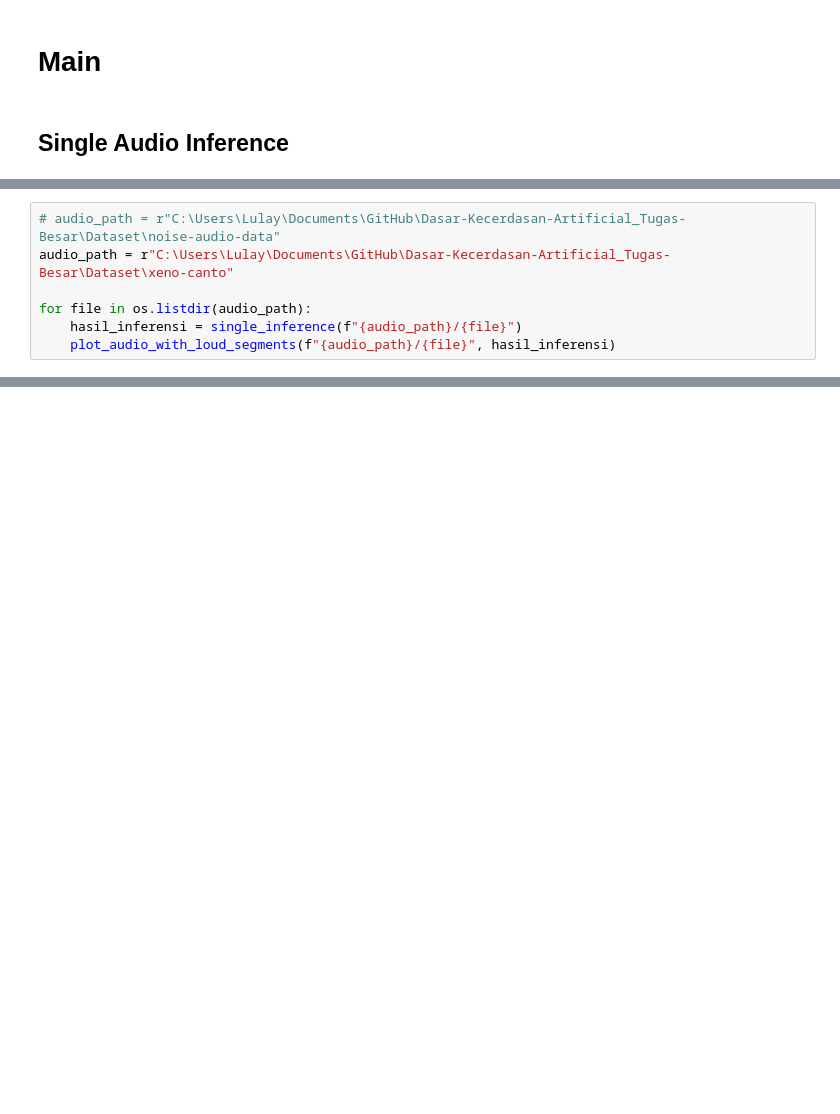
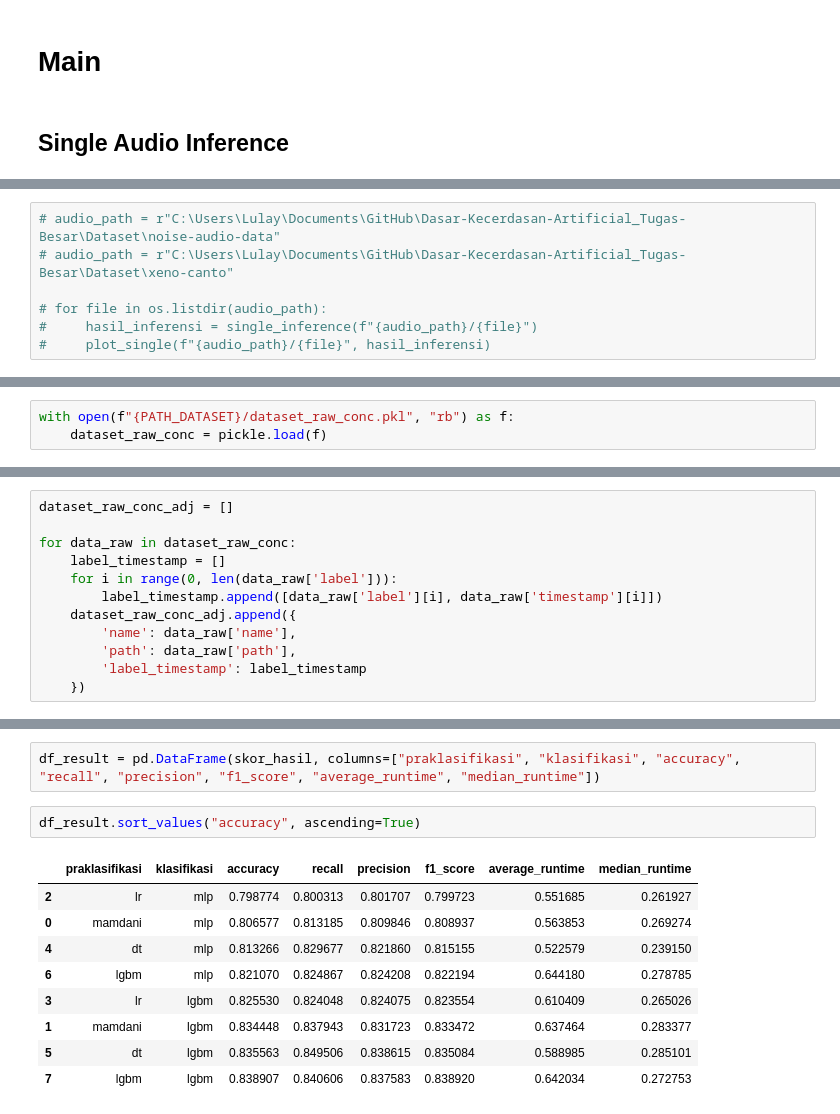
Before and after one commit to FathanAM0/Dasar-Kecerdasan-Artificial_Tugas-Besar, a Jupyter notebook: code_Main.ipynb, the cells around one changed output, grey strips where cells are left out. Drawn from its saved outputs; the diff is of its cells as text; blank space fills up the shorter version.

```diff
--- a/code_Main.ipynb
+++ b/code_Main.ipynb
@@ -252,7 +348,7 @@ plot_audio_with_loud_segments(audio_path, hasil_inferensi)
 # %%
 # audio_path = r"C:\Users\Lulay\Documents\GitHub\Dasar-Kecerdasan-Artificial_Tugas-Besar\Dataset\noise-audio-data"
-audio_path = r"C:\Users\Lulay\Documents\GitHub\Dasar-Kecerdasan-Artificial_Tugas-Besar\Dataset\xeno-canto"
+# audio_path = r"C:\Users\Lulay\Documents\GitHub\Dasar-Kecerdasan-Artificial_Tugas-Besar\Dataset\xeno-canto"
 
-for file in os.listdir(audio_path):
-    hasil_inferensi = single_inference(f"{audio_path}/{file}")
-    plot_audio_with_loud_segments(f"{audio_path}/{file}", hasil_inferensi)
+# for file in os.listdir(audio_path):
+#     hasil_inferensi = single_inference(f"{audio_path}/{file}")
+#     plot_single(f"{audio_path}/{file}", hasil_inferensi)
@@ -272,0 +359,3 @@ for file in os.listdir(audio_path):
+# %%
+with open(f"{PATH_DATASET}/dataset_raw_conc.pkl", "rb") as f:
+    dataset_raw_conc = pickle.load(f)
@@ -272,0 +364,12 @@ for file in os.listdir(audio_path):
+# %%
+dataset_raw_conc_adj = []
+
+for data_raw in dataset_raw_conc:
+    label_timestamp = []
+    for i in range(0, len(data_raw['label'])):
+        label_timestamp.append([data_raw['label'][i], data_raw['timestamp'][i]])
+    dataset_raw_conc_adj.append({
+        'name': data_raw['name'],
+        'path': data_raw['path'],
+        'label_timestamp': label_timestamp
+    })
@@ -272,0 +501,14 @@ for file in os.listdir(audio_path):
+# %%
+df_result = pd.DataFrame(skor_hasil, columns=["praklasifikasi", "klasifikasi", "accuracy", "recall", "precision", "f1_score", "average_runtime", "median_runtime"])
+# %%
+df_result.sort_values("accuracy", ascending=True)
+# %% [output]
+|  | praklasifikasi | klasifikasi | accuracy | recall | precision | f1_score | average_runtime | median_runtime |
+| 2 | lr | mlp | 0.798774 | 0.800313 | 0.801707 | 0.799723 | 0.551685 | 0.261927 |
+| 0 | mamdani | mlp | 0.806577 | 0.813185 | 0.809846 | 0.808937 | 0.563853 | 0.269274 |
+| 4 | dt | mlp | 0.813266 | 0.829677 | 0.821860 | 0.815155 | 0.522579 | 0.239150 |
+| 6 | lgbm | mlp | 0.821070 | 0.824867 | 0.824208 | 0.822194 | 0.644180 | 0.278785 |
+| 3 | lr | lgbm | 0.825530 | 0.824048 | 0.824075 | 0.823554 | 0.610409 | 0.265026 |
+| 1 | mamdani | lgbm | 0.834448 | 0.837943 | 0.831723 | 0.833472 | 0.637464 | 0.283377 |
+| 5 | dt | lgbm | 0.835563 | 0.849506 | 0.838615 | 0.835084 | 0.588985 | 0.285101 |
+| 7 | lgbm | lgbm | 0.838907 | 0.840606 | 0.837583 | 0.838920 | 0.642034 | 0.272753 |
```
Also changed, not shown: parts of 26 cells of this notebook, 5 other files.
